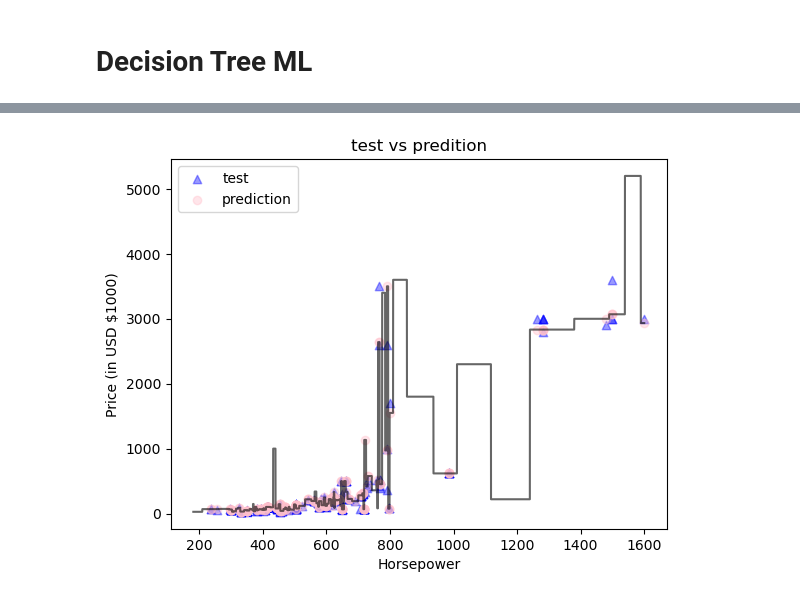
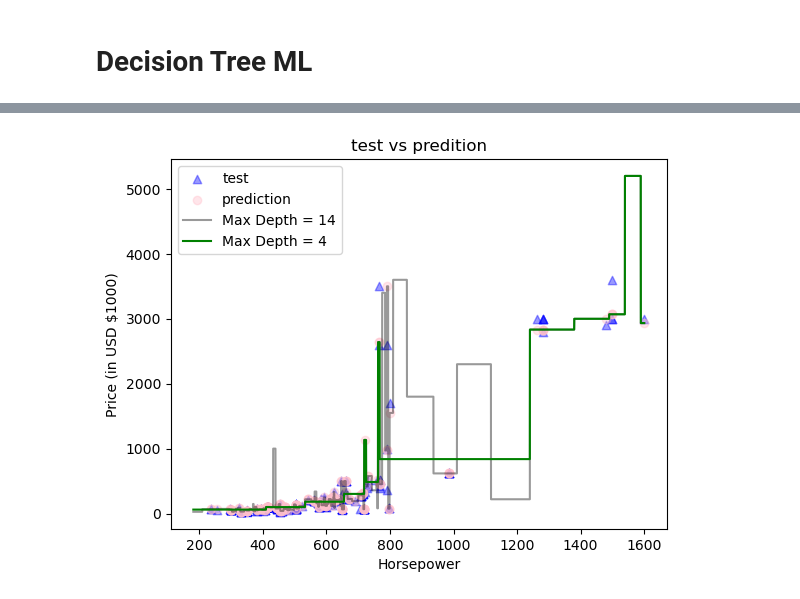
Before and after one commit to edwardoh7/wk09_fourthplace, a Jupyter notebook: Edward_notebook.ipynb, the cells around one changed output, grey strips where cells are left out. Drawn from its saved outputs; the diff is of its cells as text; code cells hidden in the pictures.

```diff
--- a/Edward_notebook.ipynb
+++ b/Edward_notebook.ipynb
@@ -155,6 +133,6 @@ df.head()
 # %%
-X_hp= df['Horsepower'].values.reshape(-1,1) #features
-y= df.values[:,7:] #target/Price
+X_hp= df[['Horsepower']]
+y= df['Price (in USD $1000)'] #target/Price
 X_train, X_test, y_train, y_test = train_test_split(X_hp,y, random_state=42)
 # %%
 X_test.shape, y_test.shape, X_train.shape, y_train.shape
@@ -172,3 +154,6 @@ levels of depth: 14
 # %%
-print(f'Train score: {regr.score(X_train, y_train)} ,Test score: {regr.score(X_test, y_test)}')
+reg_depth_4 = DecisionTreeRegressor(random_state=0, max_depth=4)
+reg_depth_4.fit(X_train, y_train)
+print(f'levels of depth: {reg_depth_4.get_depth()}')
+print(f'Train score: {reg_depth_4.score(X_train, y_train)}, Test score: {reg_depth_4.score(X_test, y_test)}')
 # %% [output]
@@ -189,14 +162,17 @@ df_result.head(5)
 # %%
 plt.scatter(X_test, y_test, color = 'blue', marker='^', alpha=0.4)
 plt.scatter(X_test, y_predict, color = 'pink', marker='o', alpha=0.4)
 plt.title('test vs predition')
 plt.xlabel('Horsepower')
 plt.ylabel('Price (in USD $1000)')
-X_grid = np.arange(min(X_hp), max(X_hp), 0.01)
+X_grid = np.arange(min(X_hp['Horsepower']), max(X_hp['Horsepower']), 0.01)
 X_grid = X_grid.reshape((len(X_grid), 1))
-plt.plot(X_grid, regr.predict(X_grid), color = 'black', alpha=0.6)
-plt.legend(['test', 'prediction'])
+plt.plot(X_grid, regr.predict(X_grid), color='black', alpha= 0.4)
+X_grid1 = np.arange(min(X_hp['Horsepower']), max(X_hp['Horsepower']), 0.01)
+X_grid1 = X_grid1.reshape((len(X_grid), 1))
+plt.plot(X_grid, reg_depth_4.predict(X_grid), color='green')
+plt.legend(['test', 'prediction', f'Max Depth = {regr.get_depth()}', f'Max Depth = {reg_depth_4.get_depth()}'])
 plt.show()
 # %% [output]
-[figure, old version]
+[figure, new version]
 # %%
```
Also changed, not shown: parts of 34 cells of this notebook.
